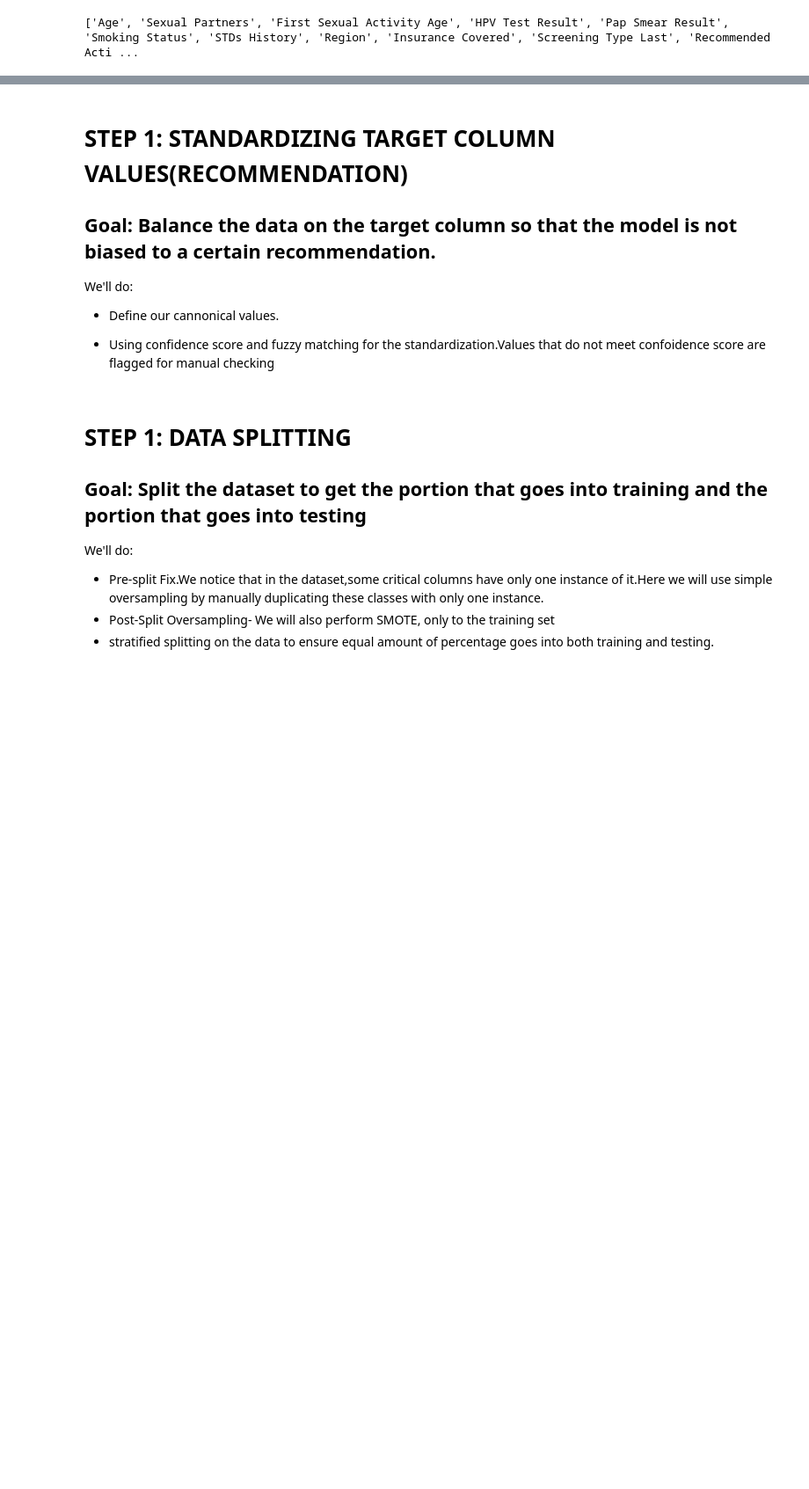
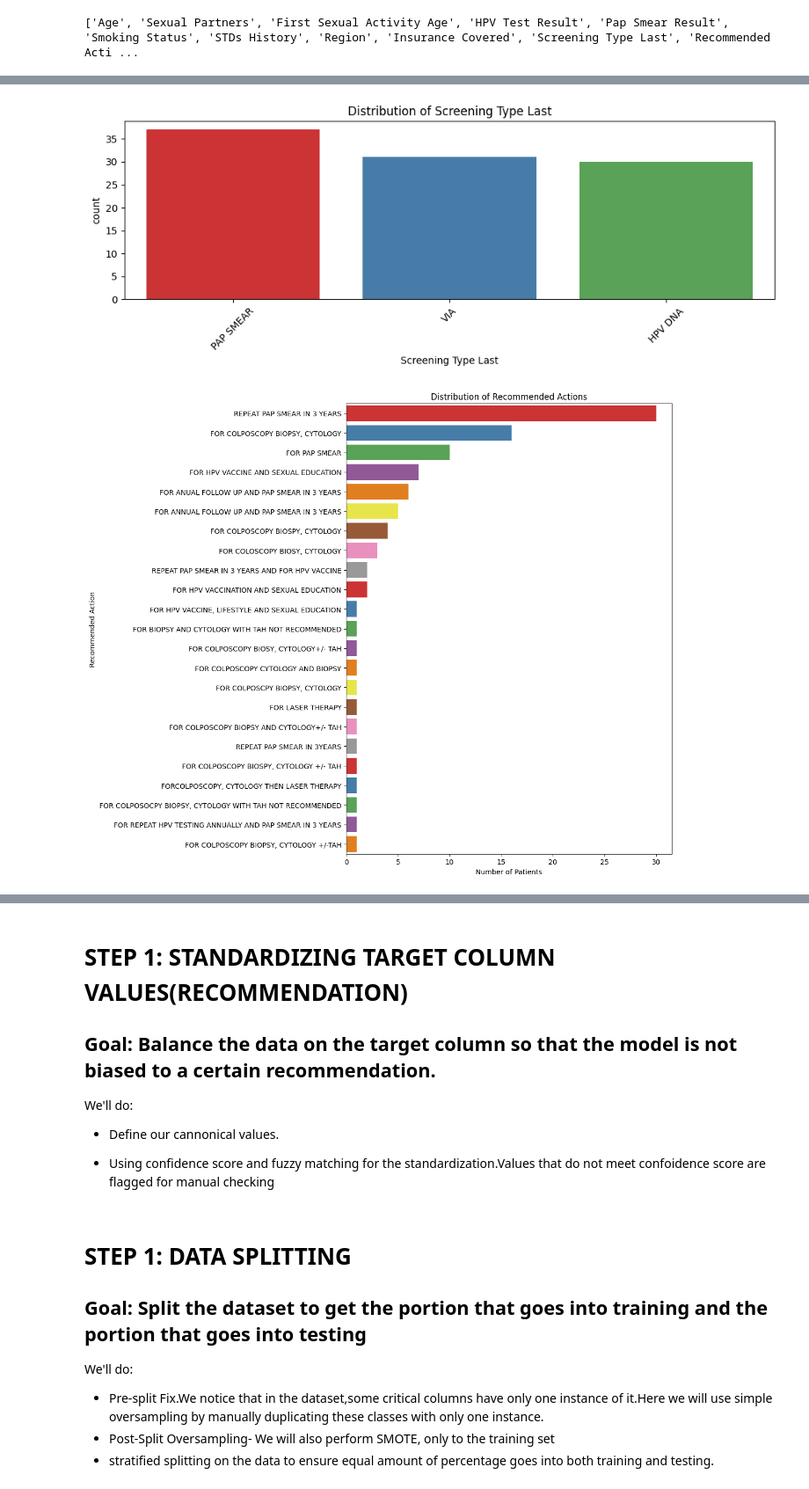
Before and after one commit to Anne-Okingo/Code_Ssipers_Afya_Kuu, a Jupyter notebook: Predicting_cervical_cancer_with_decision_trees (2).ipynb, the cells around one changed output, grey strips where cells are left out. Shown at 88% size. Saved outputs shown, nothing was run; the diff lists cells and outputs as text; code cells hidden in the pictures; blank space fills up the shorter version.

```diff
--- a/Predicting_cervical_cancer_with_decision_trees (2).ipynb
+++ b/Predicting_cervical_cancer_with_decision_trees (2).ipynb
@@ -628,0 +650,28 @@ Categorical Columns: ['HPV Test Result', 'Pap Smear Result', 'Smoking Status', '
+# %%
+import seaborn as sns
+import matplotlib.pyplot as plt
+
+# Plot each categorical column EXCEPT Recommended Action
+for col in categorical_cols:
+    if col != 'Recommended Action':
+        plt.figure(figsize=(10, 4))
+        sns.countplot(data=final_df, x=col, order=final_df[col].value_counts().index, palette='Set1')
+        plt.title(f"Distribution of {col}")
+        plt.xticks(rotation=45)
+        plt.tight_layout()
+        plt.show()
+
+# Handle 'Recommended Action' separately (horizontally)
+plt.figure(figsize=(12, 10))
+sns.countplot(
+    data=final_df,
+    y='Recommended Action',
+    order=final_df['Recommended Action'].value_counts().index,
+    palette='Set1'
+)
+plt.title("Distribution of Recommended Actions")
+plt.xlabel("Number of Patients")
+plt.ylabel("Recommended Action")
+plt.tight_layout()
+plt.show()
+# %% [output]
@@ -628,0 +684,2 @@ Categorical Columns: ['HPV Test Result', 'Pap Smear Result', 'Smoking Status', '
+[figure, added]
+[figure, added]
```
Also changed, not shown: parts of 14 cells of this notebook.
